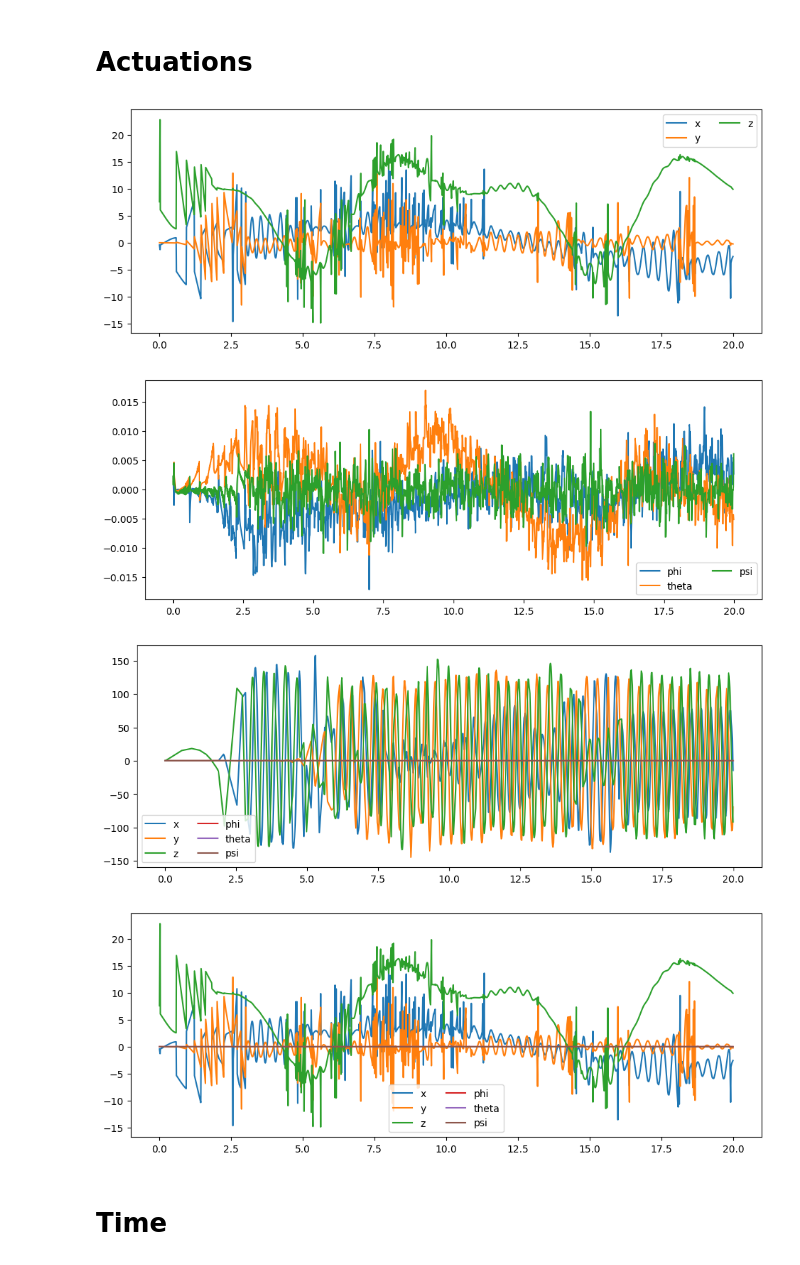
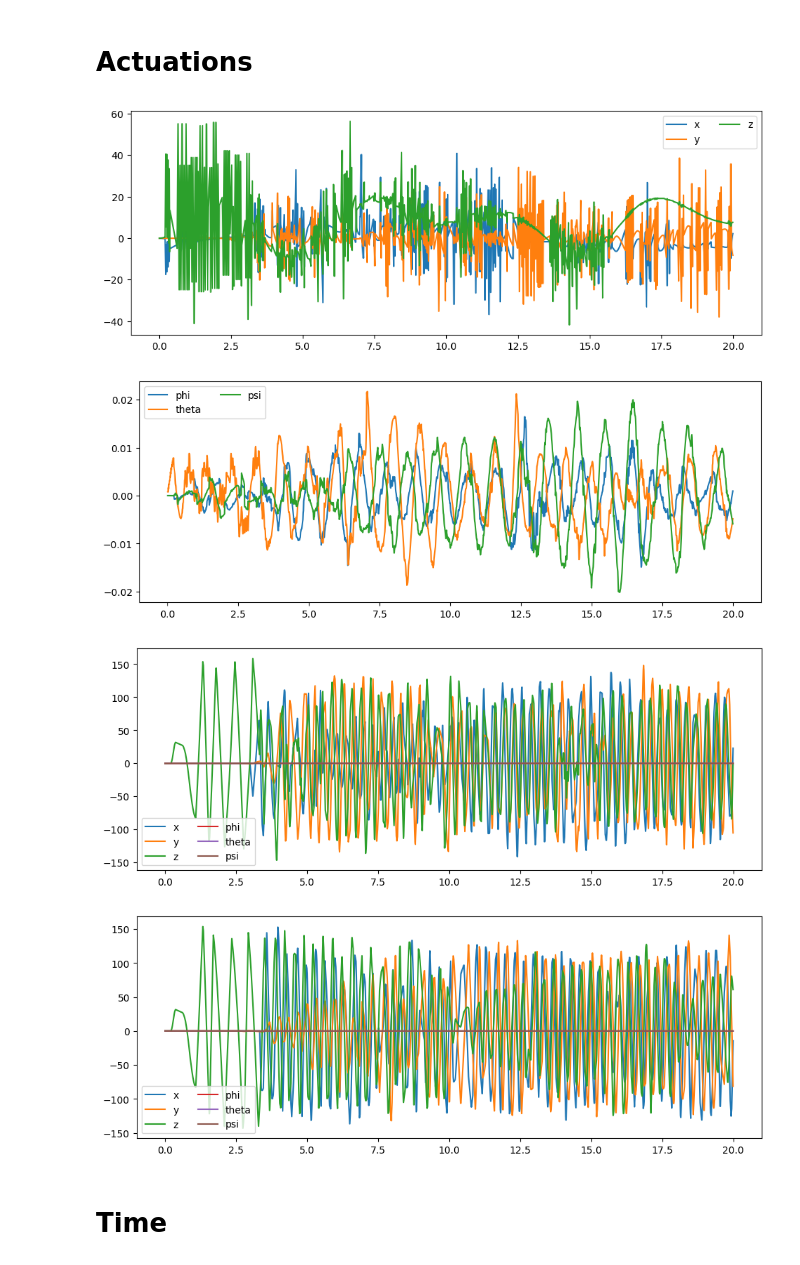
Before and after one commit to Kooolkimooov/pympc_usage, a Jupyter notebook: post_process.ipynb, the cells around one changed output. Saved outputs shown, nothing was run; the diff lists cells and outputs as text; code cells hidden in the pictures.

```diff
--- a/post_process.ipynb
+++ b/post_process.ipynb
@@ -460,33 +461,33 @@ plt.savefig( f'{folder}/{id}_speed_br2.png', dpi = 300 )
 # %% [markdown]
 # Actuations
 # %%
-plt.plot( data[ 'time' ], actuation_br0[ actuation_br0.columns[ :3 ] ] )
-plt.legend( actuation_br0.columns[ :3 ], ncol = 2 )
+plt.plot( data[ 'time' ], actuation_r0[ actuation_r0.columns[ :3 ] ] )
+plt.legend( actuation_r0.columns[ :3 ], ncol = 2 )
 plt.subplots_adjust( bottom = 0.125, top = 1, left = 0.075, right = 1 )
-plt.savefig( f'{folder}/{id}_actuation_br0.png', dpi = 300 )
+plt.savefig( f'{folder}/{id}_actuation_r0.png', dpi = 300 )
 # %% [output]
-[figure, old version]
+[figure, new version]
 # %%
-plt.plot( data[ 'time' ], actuation_br0[ actuation_br0.columns[ 3: ] ] )
-plt.legend( actuation_br0.columns[ 3: ], ncol = 2 )
+plt.plot( data[ 'time' ], actuation_r0[ actuation_r0.columns[ 3: ] ] )
+plt.legend( actuation_r0.columns[ 3: ], ncol = 2 )
 plt.subplots_adjust( bottom = 0.125, top = 1, left = 0.075, right = 1 )
-plt.savefig( f'{folder}/{id}_actuation_br0.png', dpi = 300 )
+plt.savefig( f'{folder}/{id}_actuation_r0.png', dpi = 300 )
 # %% [output]
-[figure, old version]
+[figure, new version]
 # %%
-plt.plot( data[ 'time' ], actuation_br1 )
-plt.legend( actuation_br1.columns, ncol = 2 )
+plt.plot( data[ 'time' ], actuation_r1 )
+plt.legend( actuation_r1.columns, ncol = 2 )
 plt.subplots_adjust( bottom = 0.125, top = 1, left = 0.075, right = 1 )
-plt.savefig( f'{folder}/{id}_actuation_br1.png', dpi = 300 )
+plt.savefig( f'{folder}/{id}_actuation_r1.png', dpi = 300 )
 # %% [output]
-[figure, old version]
+[figure, new version]
 # %%
-plt.plot( data[ 'time' ], actuation_br2 )
-plt.legend( actuation_br2.columns, ncol = 2 )
+plt.plot( data[ 'time' ], actuation_r2 )
+plt.legend( actuation_r2.columns, ncol = 2 )
 plt.subplots_adjust( bottom = 0.125, top = 1, left = 0.075, right = 1 )
-plt.savefig( f'{folder}/{id}_actuation_br2.png', dpi = 300 )
+plt.savefig( f'{folder}/{id}_actuation_r2.png', dpi = 300 )
 # %% [output]
-[figure, old version]
+[figure, new version]
 # %% [markdown]
 # Time
 # %%
```
Also changed, not shown: parts of 40 cells of this notebook, 5 other files.
